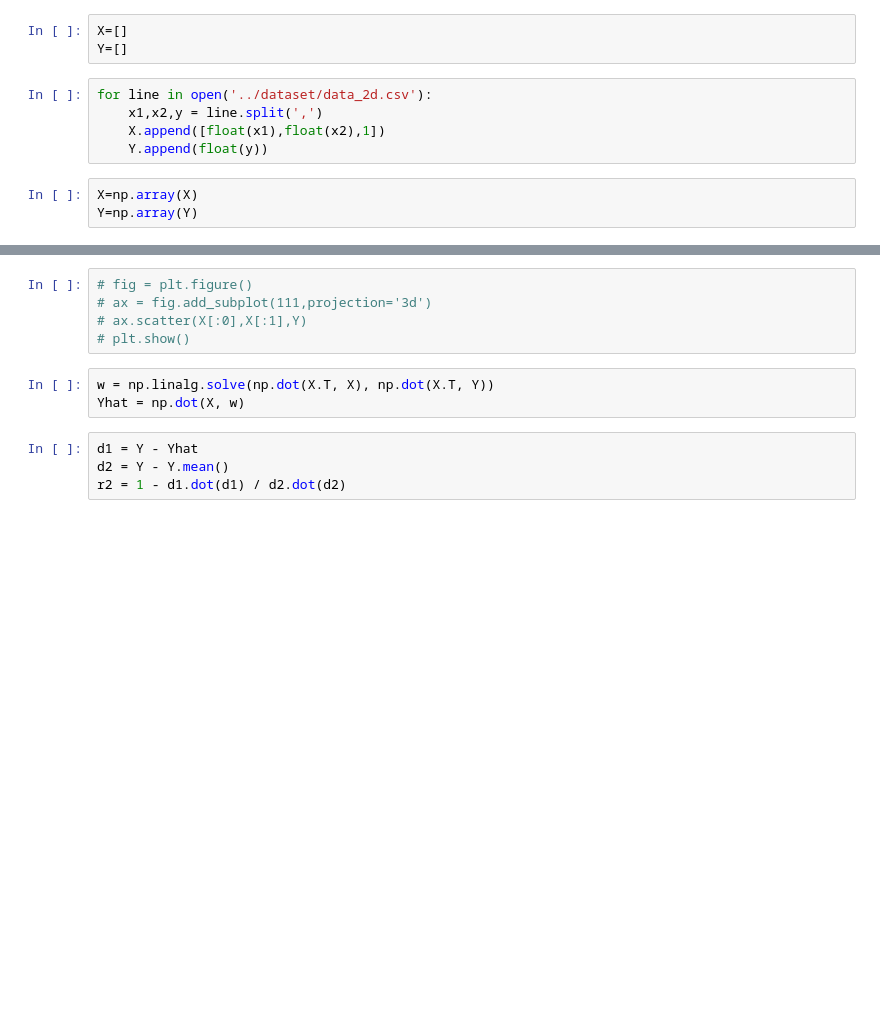
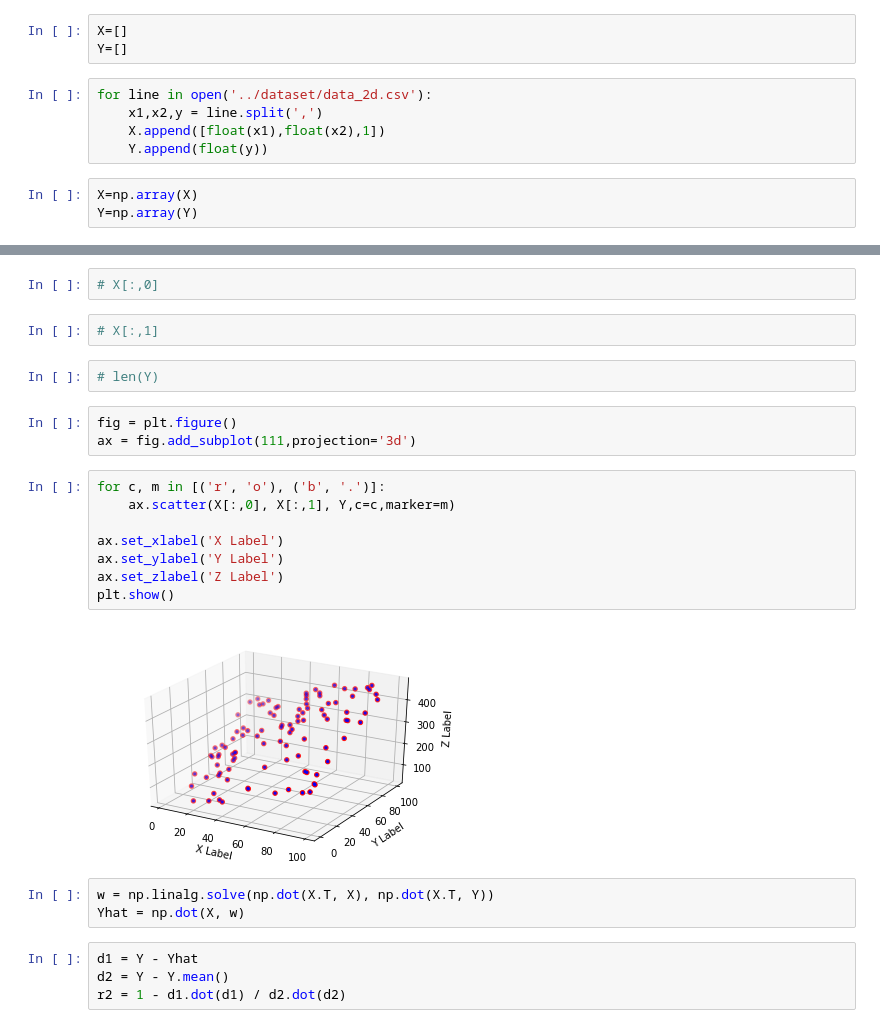
Before and after one commit to EllenAndAngel/DeepLearningProjects, a Jupyter notebook: DeepLearningFromZero/Linear_2d.ipynb, the cells around one changed output, grey strips where cells are left out. Drawn from its saved outputs; the diff is of its cells as text; blank space fills up the shorter version.

Commit message:
Add 3d show

```diff
--- a/DeepLearningFromZero/Linear_2d.ipynb
+++ b/DeepLearningFromZero/Linear_2d.ipynb
@@ -16,8 +36,22 @@ Y=np.array(Y)
+# %%
+# X[:,0]
+# %%
+# X[:,1]
+# %%
+# len(Y)
 # %%
-# fig = plt.figure()
-# ax = fig.add_subplot(111,projection='3d')
-# ax.scatter(X[:0],X[:1],Y)
-# plt.show()
+fig = plt.figure()
+ax = fig.add_subplot(111,projection='3d')
+# %%
+for c, m in [('r', 'o'), ('b', '.')]:
+    ax.scatter(X[:,0], X[:,1], Y,c=c,marker=m)
+
+ax.set_xlabel('X Label')
+ax.set_ylabel('Y Label')
+ax.set_zlabel('Z Label')
+plt.show()
+# %% [output]
+[figure, added]
 # %%
 w = np.linalg.solve(np.dot(X.T, X), np.dot(X.T, Y))
 Yhat = np.dot(X, w)
```
Also changed, not shown: parts of 1 cell of this notebook, 2 other files.
